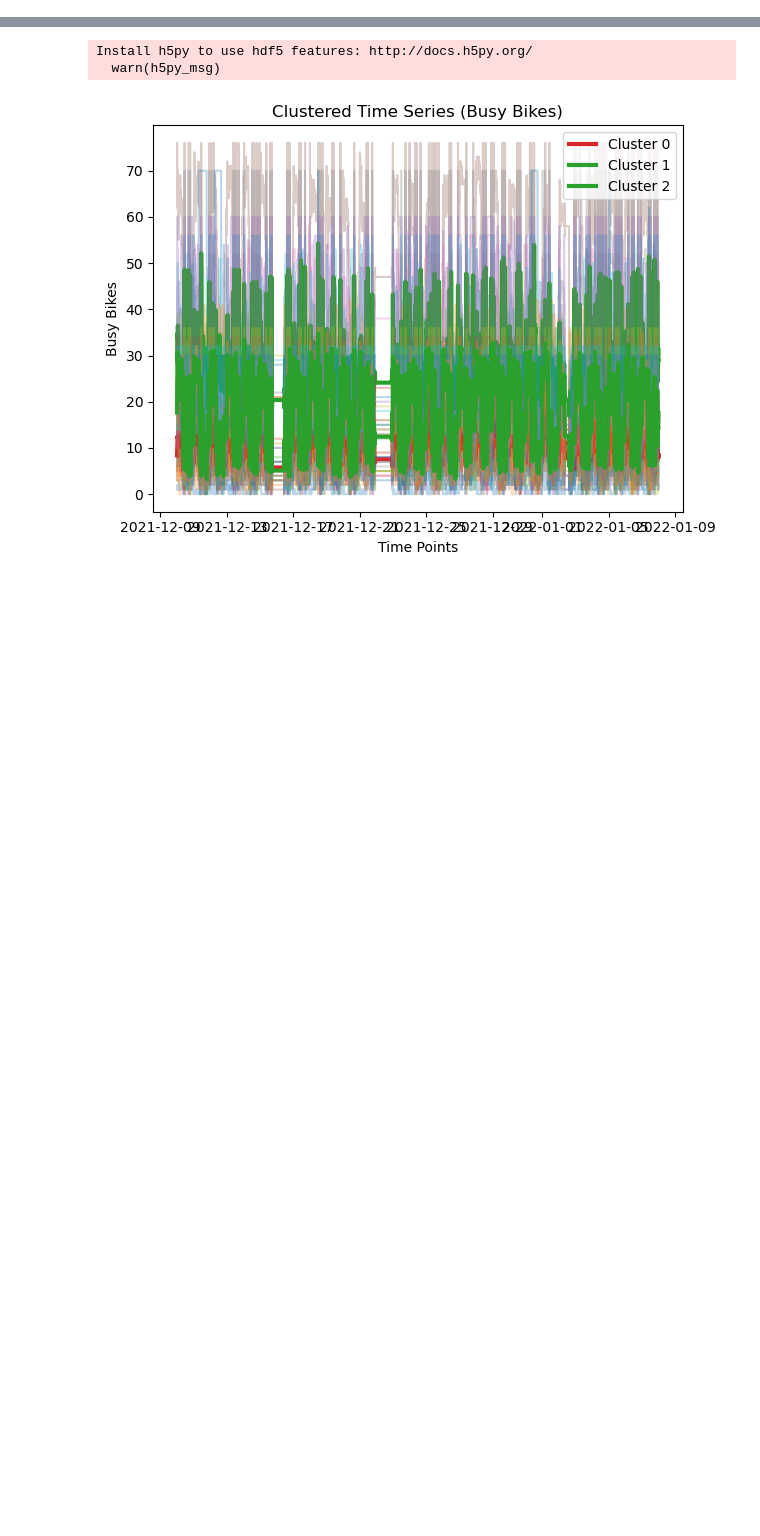
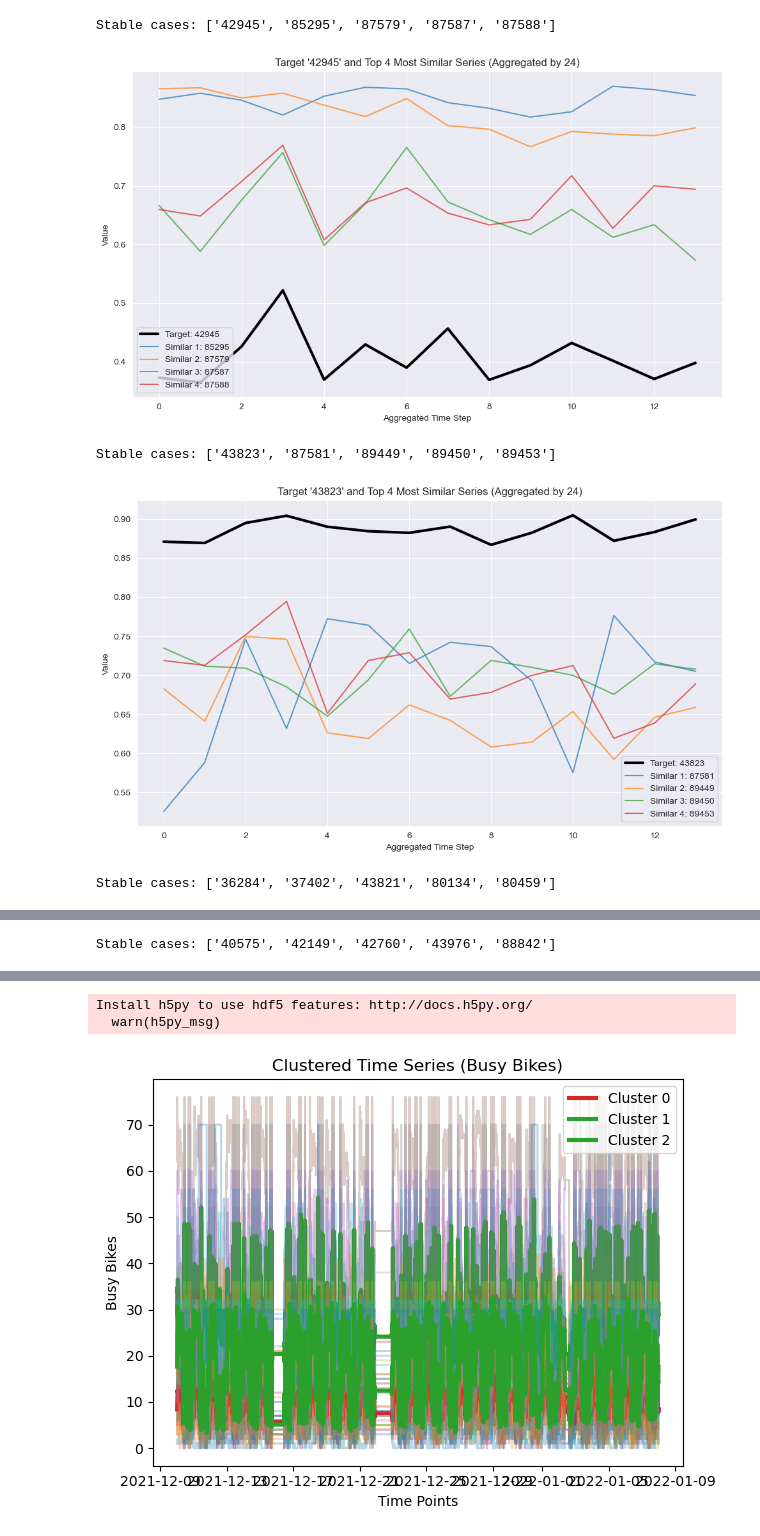
Before and after one commit to arthurhirez/FedLeaks, a Jupyter notebook: Dataset_benchmark.ipynb, the cells around one changed output, grey strips where cells are left out. Drawn from its saved outputs; the diff is of its cells as text; code cells hidden in the pictures; blank space fills up the shorter version.

```diff
--- a/Dataset_benchmark.ipynb
+++ b/Dataset_benchmark.ipynb
@@ -40,0 +266,24 @@ combined_df.shape
+# %%
+time_tgt = 1250000
+
+stable = select_stable_cases(df = df_guan, timestamp=time_tgt, agg_window=24, threshold=0.12, method='std')
+print("Stable cases:", stable)
+plot_similar_columns(series_dict, target_col = stable[0], similar_cols = stable[1:], agg_factor = 24)
+
+stable_2 = select_stable_cases(df = df_guan[[col for col in df_guan.columns if col not in stable]], timestamp=time_tgt, agg_window=24, threshold=0.15, method='std')
+print("Stable cases:", stable_2)
+plot_similar_columns(series_dict, target_col = stable_2[0], similar_cols = stable_2[1:], agg_factor = 24)
+
+stable_3 = select_stable_cases(df = df_guan[[col for col in df_guan.columns if col not in (stable + stable_2)]], timestamp=time_tgt, agg_window=24, threshold=0.195, method='std')
+print("Stable cases:", stable_3)
+plot_similar_columns(series_dict, target_col = stable_3[0], similar_cols = stable_3[1:], agg_factor = 24)
+
+stable_4 = select_stable_cases(df = df_guan[[col for col in df_guan.columns if col not in (stable + stable_2 + stable_3)]], timestamp=time_tgt, agg_window=24, threshold=0.2223, method='std')
+print("Stable cases:", stable_4)
+plot_similar_columns(series_dict, target_col = stable_4[0], similar_cols = stable_4[1:], agg_factor = 24)
+# %% [output]
+Stable cases: ['42945', '85295', '87579', '87587', '87588']
+[figure, added]
+Stable cases: ['43823', '87581', '89449', '89450', '89453']
+[figure, added]
+Stable cases: ['36284', '37402', '43821', '80134', '80459']
@@ -40,0 +291 @@ combined_df.shape
+Stable cases: ['40575', '42149', '42760', '43976', '88842']
```
Also changed, not shown: parts of 31 cells of this notebook, 11 other files.
